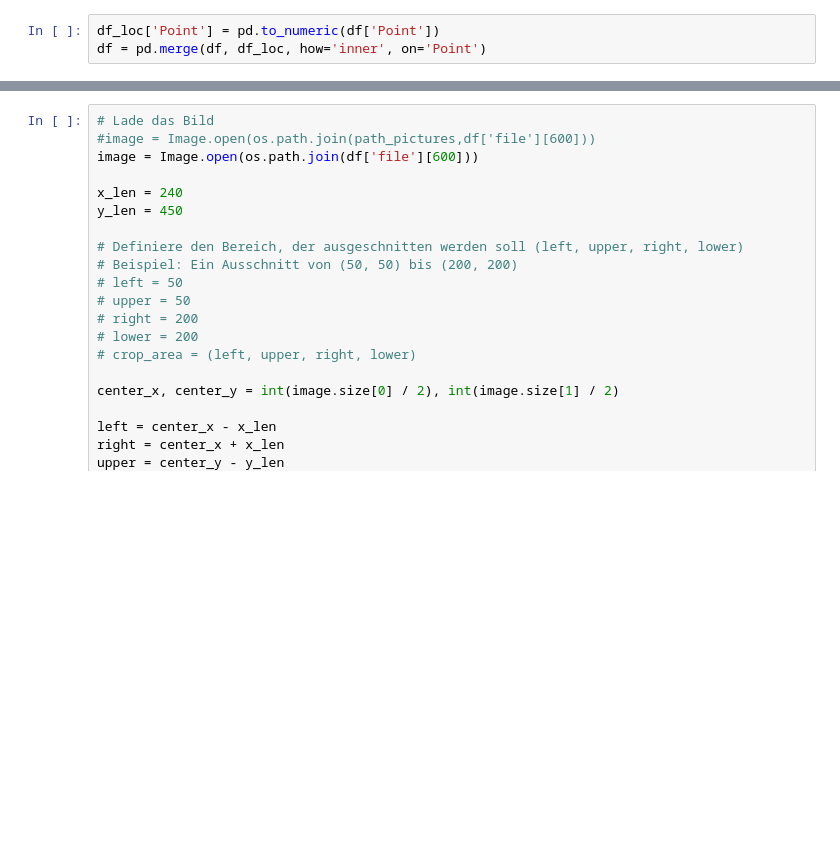
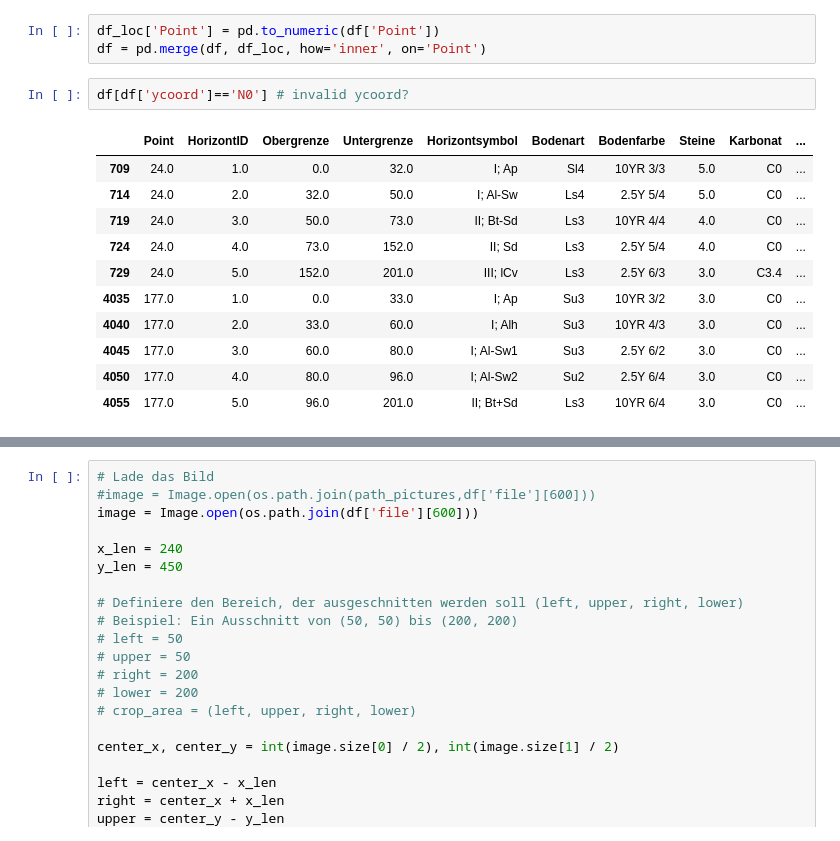
Before and after one commit to calgo-lab/BGR, a Jupyter notebook: notebooks/cv-scratchpad.ipynb, the cells around one changed output, grey strips where cells are left out. Cells and saved outputs as stored; diff of their text form; blank space fills up the shorter version.

```diff
--- a/notebooks/cv-scratchpad.ipynb
+++ b/notebooks/cv-scratchpad.ipynb
@@ -85,6 +85,20 @@ df = pd.merge(df, df_k, how='inner', on='Point')
 # %%
 df_loc['Point'] = pd.to_numeric(df['Point'])
 df = pd.merge(df, df_loc, how='inner', on='Point')
+# %%
+df[df['ycoord']=='N0'] # invalid ycoord?
+# %% [output]
+|  | Point | HorizontID | Obergrenze | Untergrenze | Horizontsymbol | Bodenart | Bodenfarbe | Steine | Karbonat | ... |
+| 709 | 24.0 | 1.0 | 0.0 | 32.0 | I; Ap | Sl4 | 10YR 3/3 | 5.0 | C0 | ... |
+| 714 | 24.0 | 2.0 | 32.0 | 50.0 | I; Al-Sw | Ls4 | 2.5Y 5/4 | 5.0 | C0 | ... |
+| 719 | 24.0 | 3.0 | 50.0 | 73.0 | II; Bt-Sd | Ls3 | 10YR 4/4 | 4.0 | C0 | ... |
+| 724 | 24.0 | 4.0 | 73.0 | 152.0 | II; Sd | Ls3 | 2.5Y 5/4 | 4.0 | C0 | ... |
+| 729 | 24.0 | 5.0 | 152.0 | 201.0 | III; lCv | Ls3 | 2.5Y 6/3 | 3.0 | C3.4 | ... |
+| 4035 | 177.0 | 1.0 | 0.0 | 33.0 | I; Ap | Su3 | 10YR 3/2 | 3.0 | C0 | ... |
+| 4040 | 177.0 | 2.0 | 33.0 | 60.0 | I; Alh | Su3 | 10YR 4/3 | 3.0 | C0 | ... |
+| 4045 | 177.0 | 3.0 | 60.0 | 80.0 | I; Al-Sw1 | Su3 | 2.5Y 6/2 | 3.0 | C0 | ... |
+| 4050 | 177.0 | 4.0 | 80.0 | 96.0 | I; Al-Sw2 | Su2 | 2.5Y 6/4 | 3.0 | C0 | ... |
+| 4055 | 177.0 | 5.0 | 96.0 | 201.0 | II; Bt+Sd | Ls3 | 10YR 6/4 | 3.0 | C0 | ... |
 # %%
 keep_columns = ['Point',
                 'HorizontID',
```
Also changed, not shown: parts of 10 cells of this notebook, 1 other file.
